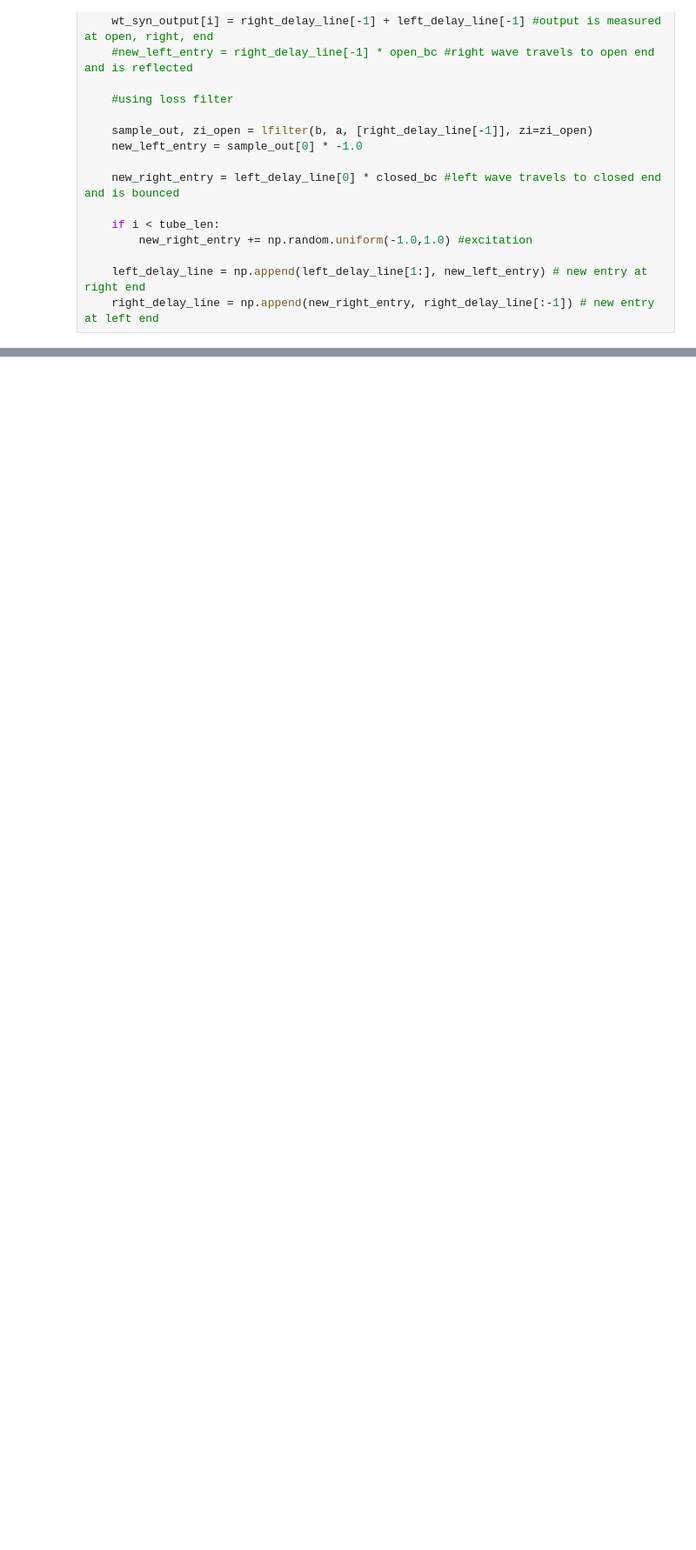
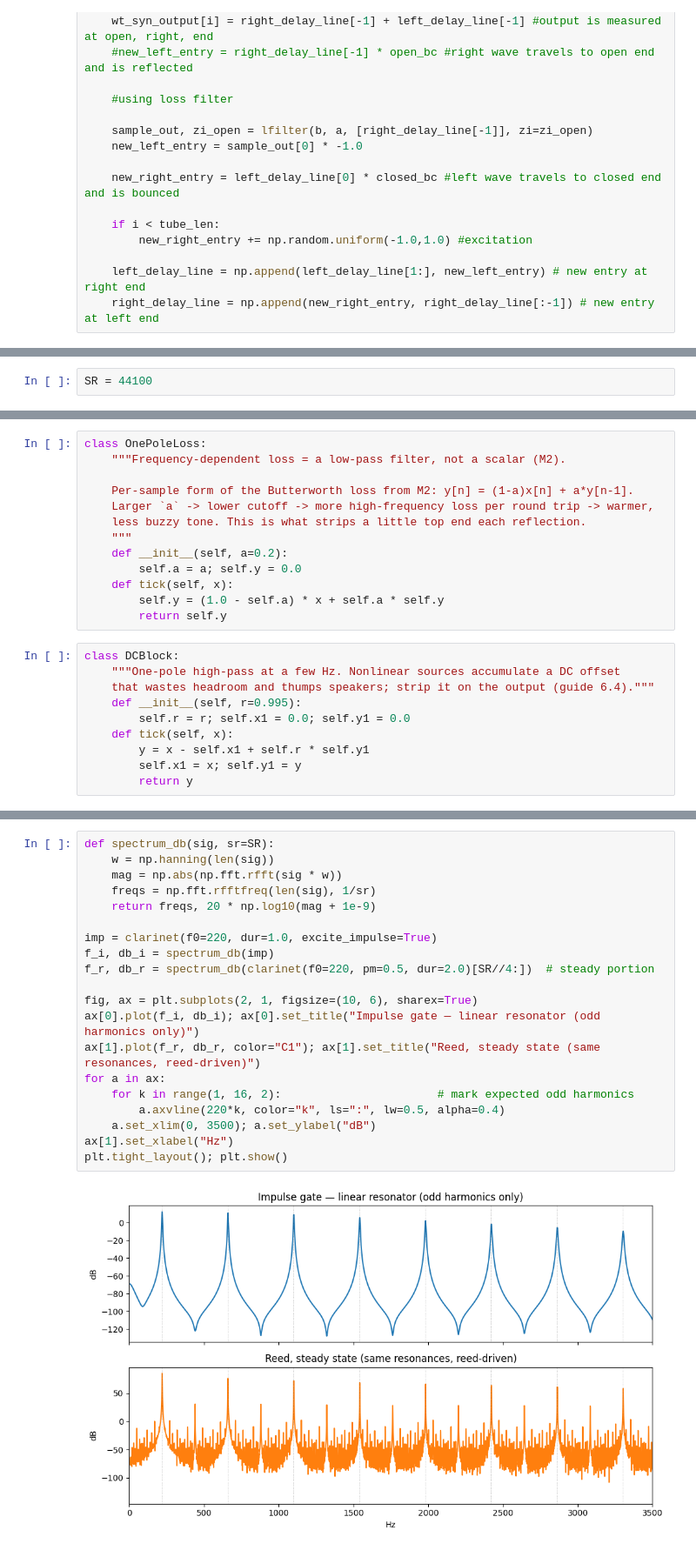
Before and after one commit to MementolanAngwitch/RealSound, a Jupyter notebook: woodwinds.ipynb, the cells around one changed output, grey strips where cells are left out. Shown at 87% size. Saved outputs shown, nothing was run; the diff lists cells and outputs as text; blank space fills up the shorter version.

```diff
--- a/woodwinds.ipynb
+++ b/woodwinds.ipynb
@@ -109,0 +252,2 @@ Audio(wt_syn_output, rate = sample_rate)
+# %%
+SR = 44100
@@ -109,0 +277,23 @@ Audio(wt_syn_output, rate = sample_rate)
+# %%
+class OnePoleLoss:
+    """Frequency-dependent loss = a low-pass filter, not a scalar (M2).
+
+    Per-sample form of the Butterworth loss from M2: y[n] = (1-a)x[n] + a*y[n-1].
+    Larger `a` -> lower cutoff -> more high-frequency loss per round trip -> warmer,
+    less buzzy tone. This is what strips a little top end each reflection.
+    """
+    def __init__(self, a=0.2):
+        self.a = a; self.y = 0.0
+    def tick(self, x):
+        self.y = (1.0 - self.a) * x + self.a * self.y
+        return self.y
+# %%
+class DCBlock:
+    """One-pole high-pass at a few Hz. Nonlinear sources accumulate a DC offset
+    that wastes headroom and thumps speakers; strip it on the output (guide 6.4)."""
+    def __init__(self, r=0.995):
+        self.r = r; self.x1 = 0.0; self.y1 = 0.0
+    def tick(self, x):
+        y = x - self.x1 + self.r * self.y1
+        self.x1 = x; self.y1 = y
+        return y
@@ -109,0 +362,22 @@ Audio(wt_syn_output, rate = sample_rate)
+# %%
+def spectrum_db(sig, sr=SR):
+    w = np.hanning(len(sig))
+    mag = np.abs(np.fft.rfft(sig * w))
+    freqs = np.fft.rfftfreq(len(sig), 1/sr)
+    return freqs, 20 * np.log10(mag + 1e-9)
+
+imp = clarinet(f0=220, dur=1.0, excite_impulse=True)
+f_i, db_i = spectrum_db(imp)
+f_r, db_r = spectrum_db(clarinet(f0=220, pm=0.5, dur=2.0)[SR//4:])  # steady portion
+
+fig, ax = plt.subplots(2, 1, figsize=(10, 6), sharex=True)
+ax[0].plot(f_i, db_i); ax[0].set_title("Impulse gate — linear resonator (odd harmonics only)")
+ax[1].plot(f_r, db_r, color="C1"); ax[1].set_title("Reed, steady state (same resonances, reed-driven)")
+for a in ax:
+    for k in range(1, 16, 2):                       # mark expected odd harmonics
+        a.axvline(220*k, color="k", ls=":", lw=0.5, alpha=0.4)
+    a.set_xlim(0, 3500); a.set_ylabel("dB")
+ax[1].set_xlabel("Hz")
+plt.tight_layout(); plt.show()
+# %% [output]
+[figure, added]
```
Also changed, not shown: parts of 30 cells of this notebook.
